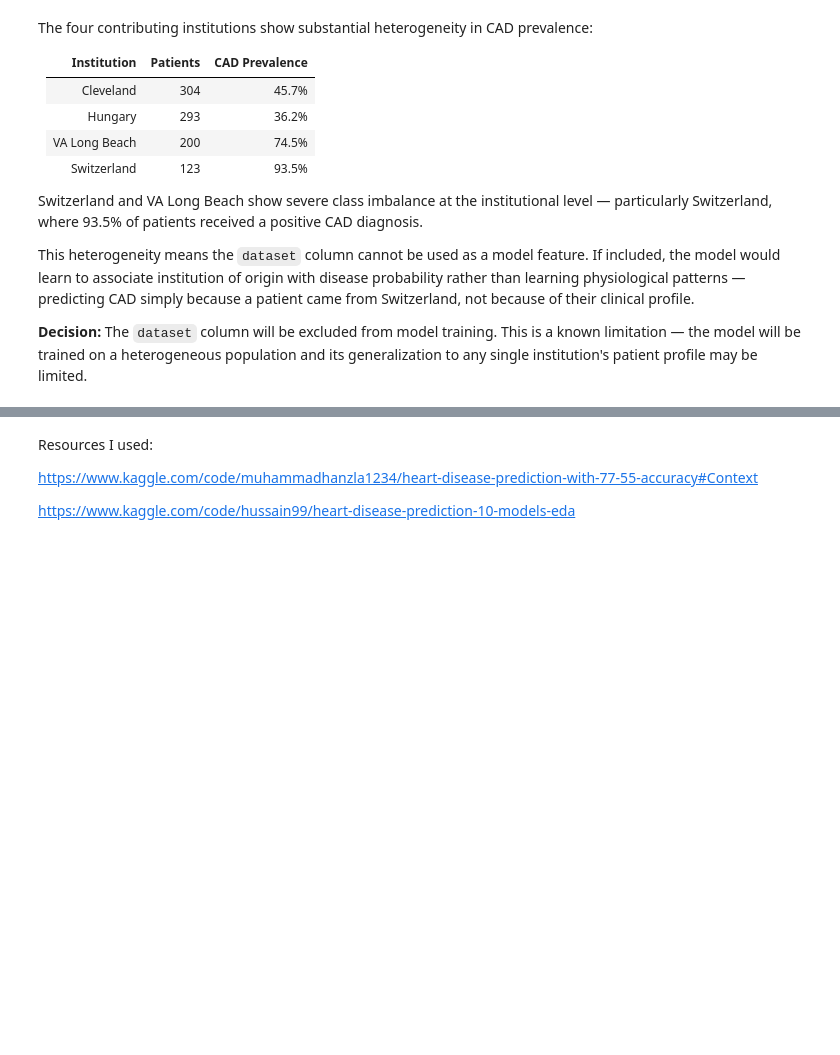
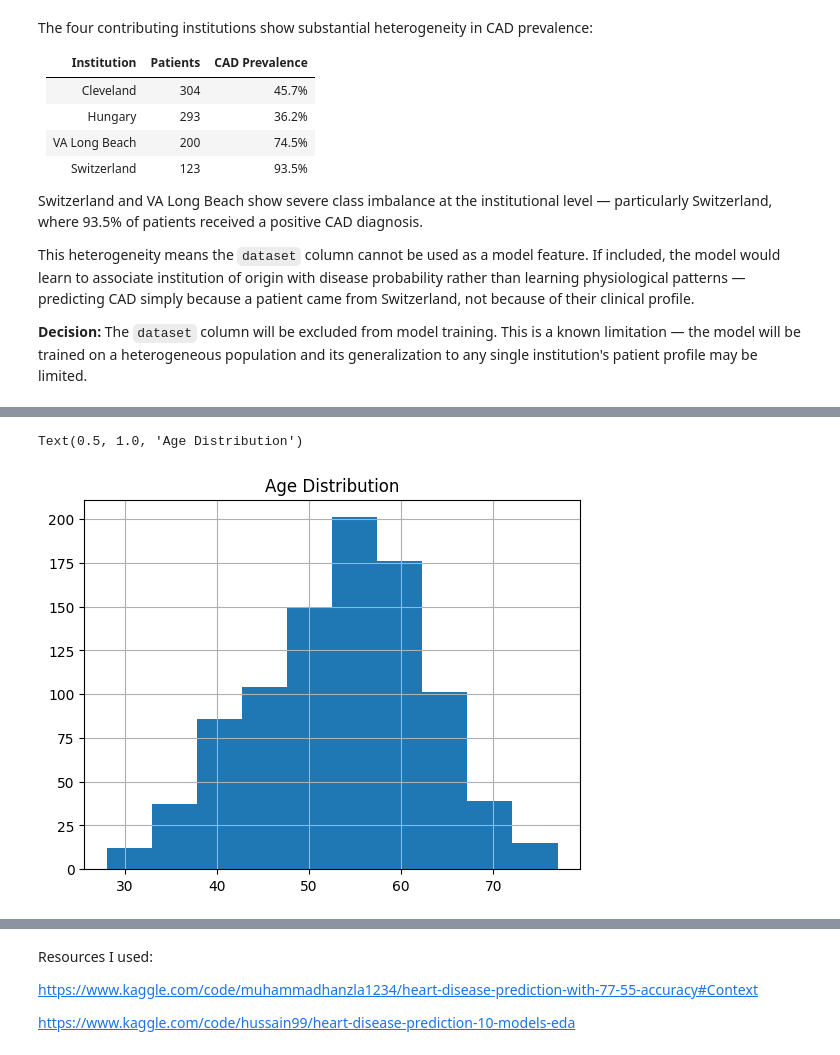
Before and after one commit to JoaquinCar/heart-disease-risk-predictor, a Jupyter notebook: data/EDA.ipynb, the cells around one changed output, grey strips where cells are left out. Cells and saved outputs as stored; diff of their text form; code cells hidden in the pictures; blank space fills up the shorter version.

```diff
--- a/data/EDA.ipynb
+++ b/data/EDA.ipynb
@@ -376,0 +383,6 @@ institution's patient profile may be limited.
+# %%
+df['age'].hist().plot(kind='bar')
+plt.title('Age Distribution')
+# %% [output]
+Text(0.5, 1.0, 'Age Distribution')
+[figure, added]
```
Also changed, not shown: parts of 4 cells of this notebook.
